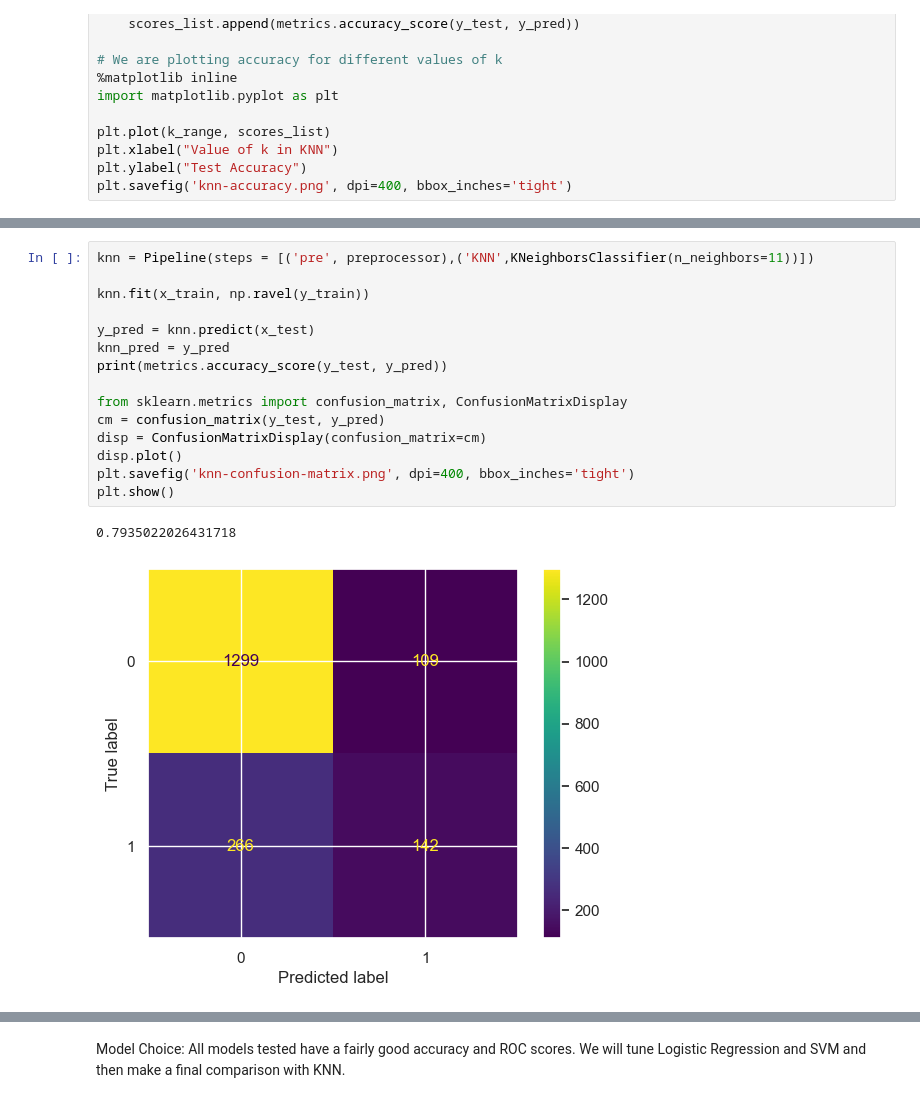
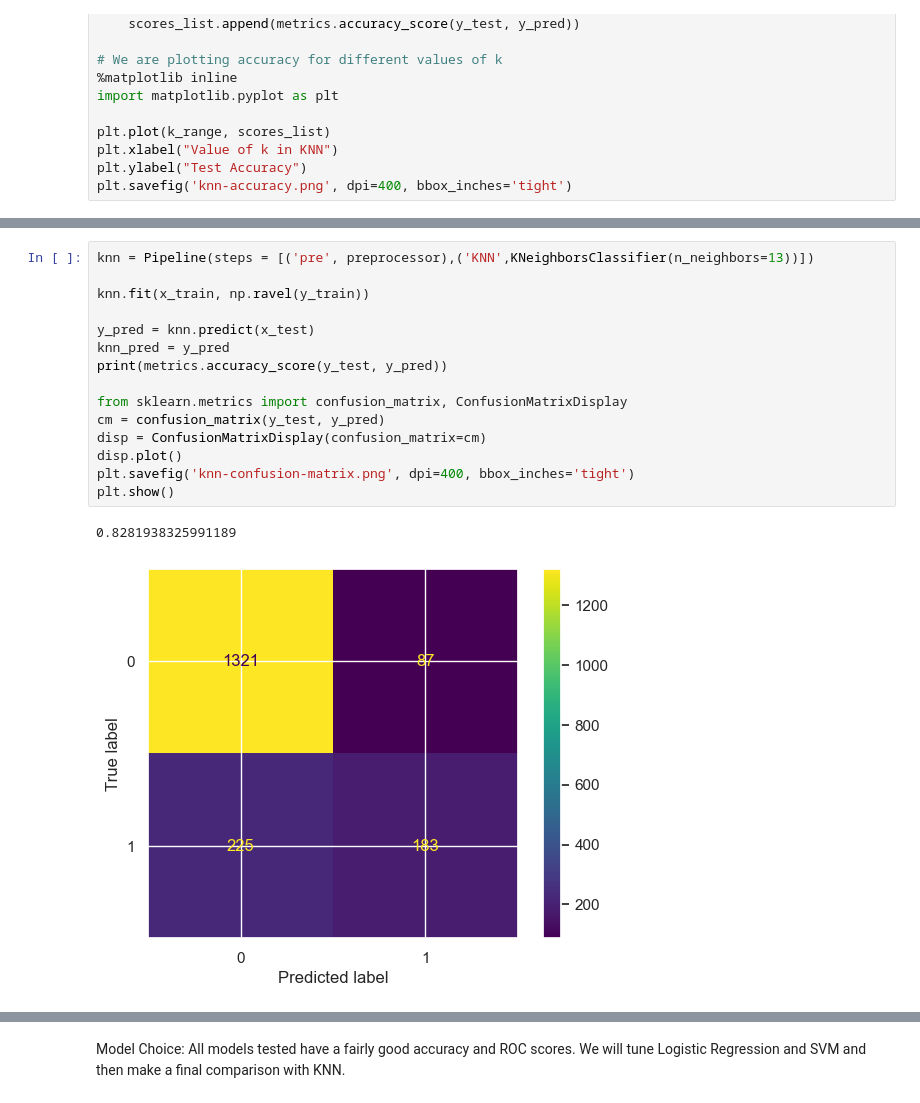
Before and after one commit to codevelvet/python-machine-learning, a Jupyter notebook: ml-models/shark-attacks/v2/predicting-shark-attack-fatality.ipynb, the cells around one changed output, grey strips where cells are left out. Drawn from its saved outputs; the diff is of its cells as text.

```diff
--- a/ml-models/shark-attacks/v2/predicting-shark-attack-fatality.ipynb
+++ b/ml-models/shark-attacks/v2/predicting-shark-attack-fatality.ipynb
@@ -1153,21 +1149,21 @@ plt.show()
 # %%
-knn = Pipeline(steps = [('pre', preprocessor),('KNN',KNeighborsClassifier(n_neighbors=11))])
+knn = Pipeline(steps = [('pre', preprocessor),('KNN',KNeighborsClassifier(n_neighbors=13))])
 
 knn.fit(x_train, np.ravel(y_train))
 
 y_pred = knn.predict(x_test)
 knn_pred = y_pred
 print(metrics.accuracy_score(y_test, y_pred))
 
 from sklearn.metrics import confusion_matrix, ConfusionMatrixDisplay
 cm = confusion_matrix(y_test, y_pred)
 disp = ConfusionMatrixDisplay(confusion_matrix=cm)
 disp.plot()
 plt.savefig('knn-confusion-matrix.png', dpi=400, bbox_inches='tight')
 plt.show()
 # %% [output]
-0.7935022026431718
+0.8281938325991189
-[figure, old version]
+[figure, new version]
 # %%
 from sklearn.metrics import roc_curve, roc_auc_score
 y_pred_proba = knn.predict_proba(x_test)[:,1]
```
Also changed, not shown: parts of 20 cells of this notebook, 6 other files.
